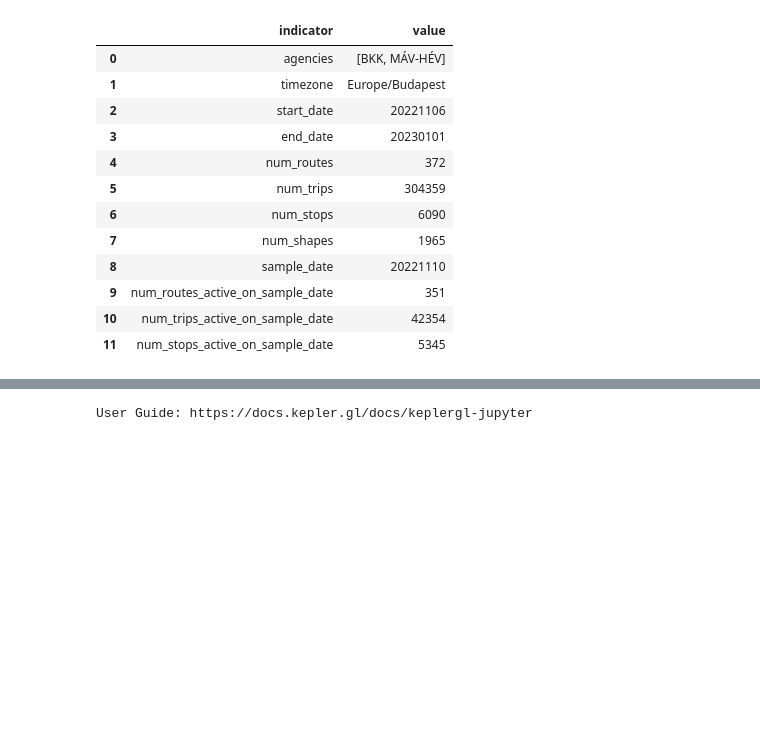
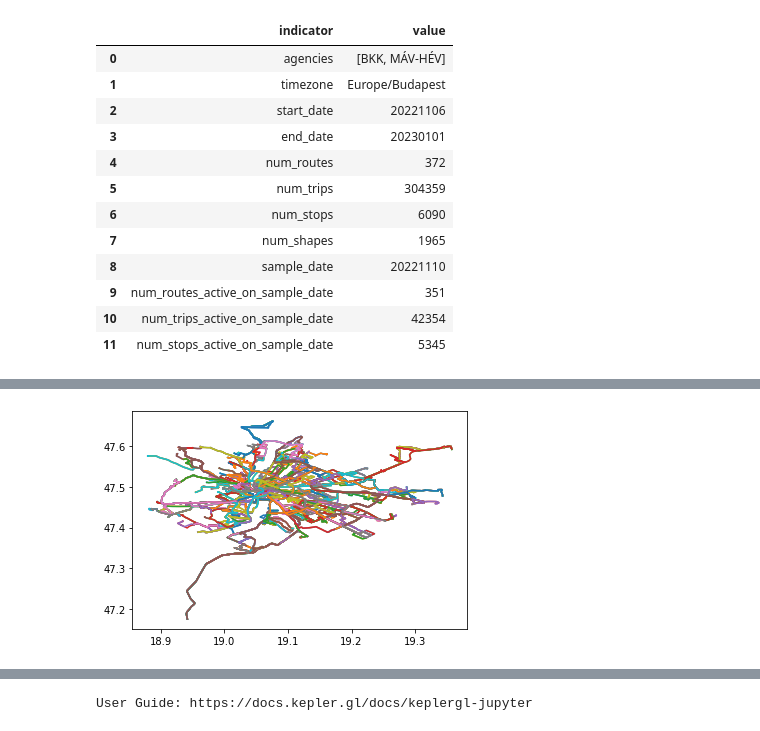
Before and after one commit to BGera89/Big_Data_Homework, a Jupyter notebook: gera.ipynb, the cells around one changed output, grey strips where cells are left out. Drawn from its saved outputs; the diff is of its cells as text; code cells hidden in the pictures; blank space fills up the shorter version.

Commit message:
added map plot

```diff
--- a/gera.ipynb
+++ b/gera.ipynb
@@ -103,0 +160,8 @@ routes, stops, stop_times, trips, shapes = gtfs.import_gtfs("GTFS.zip")
+# %%
+%matplotlib inline
+for i in range(1300):
+    x,y=shapes["geometry"][i].coords.xy
+    plt.plot(x,y)
+plt.show()
+# %% [output]
+[figure, added]
```
Also changed, not shown: parts of 5 cells of this notebook.
